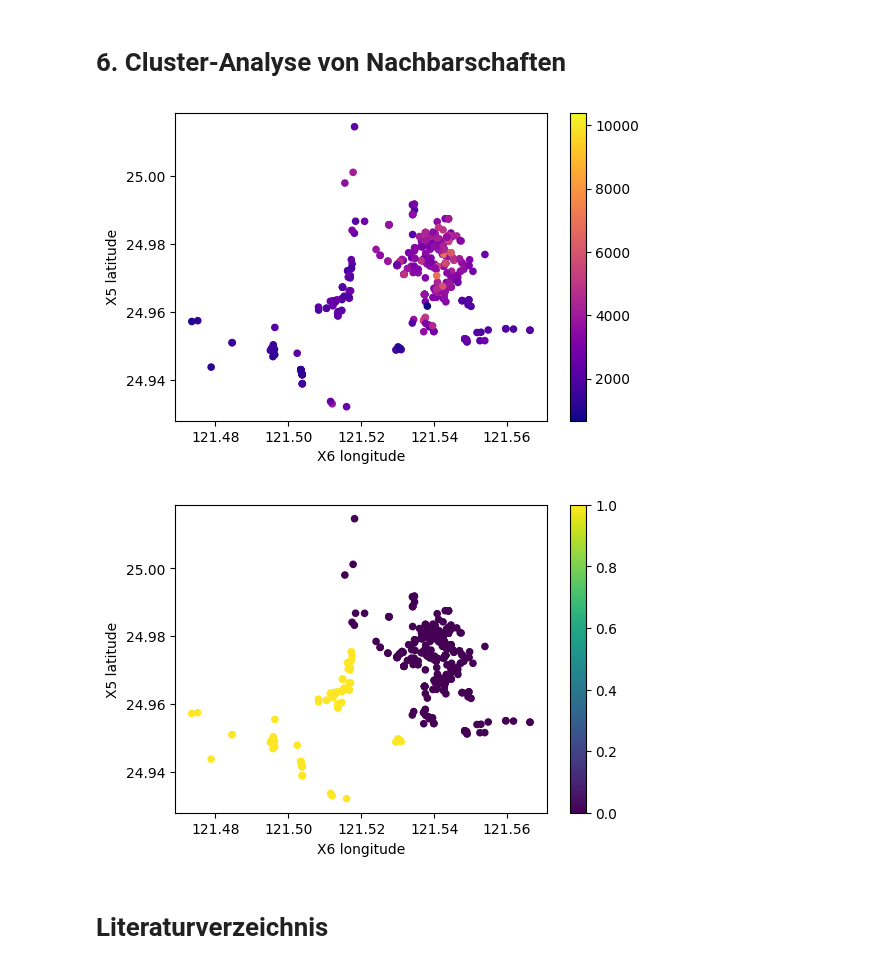
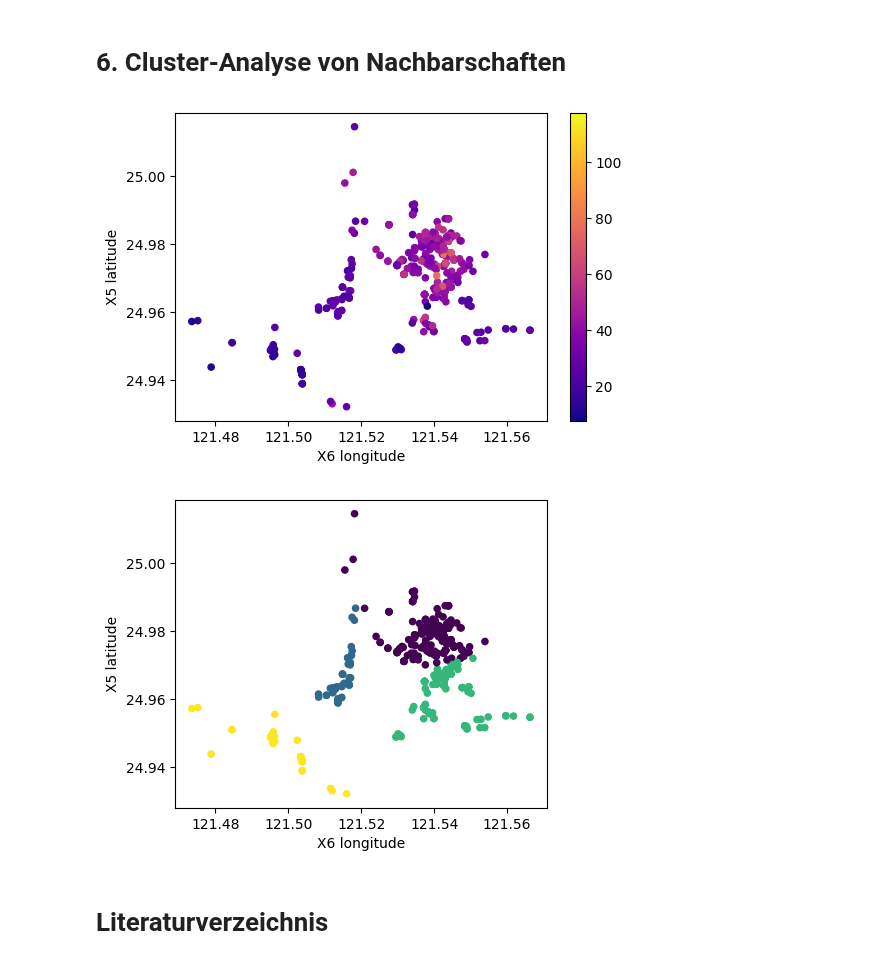
Before and after one commit to TillWege/dm-ml, a Jupyter notebook: paper.ipynb, the cells around one changed output. Drawn from its saved outputs; the diff is of its cells as text; code cells hidden in the pictures.

```diff
--- a/paper.ipynb
+++ b/paper.ipynb
@@ -183,9 +183,6 @@ Werte für die deskriptive Beschreibung des Datensatzes können wir uns mithilfe
 # deskriptive Statistik explizit nicht für 'ID'-Spalte
 data_no_id = data.drop("No", axis=1)
 
-# Umrechnung von NT$/ping in Euro/m²
-data_no_id['Y house price of unit area'] = data_no_id['Y house price of unit area'] * price_factor
-
 data_no_id.describe(percentiles=[])
 # %% [output]
 |  | X1 transaction date | X2 house age | X3 distance to the nearest MRT st... | X4 number of convenience stores | X5 latitude | ... |
@@ -401,40 +469,34 @@ plt.show()
 # %% [markdown]
 <h1 id="cluster">6. Cluster-Analyse von Nachbarschaften</h2>
+# %%
+ax = data_no_id.plot.scatter(y="X5 latitude", x="X6 longitude", c=(data_no_id["Y house price of unit area"]), cmap="plasma", figsize=(6, 4))
+
+plt.show()
+# %% [output]
+[figure, added]
 # %%
 from sklearn.cluster import KMeans
 
-
-def normalize(data):
-    return (data - data.min()) / (data.max() - data.min())
-
-ax = data_no_id.plot.scatter(y="X5 latitude", x="X6 longitude", c=(data_no_id["Y house price of unit area"]), cmap="plasma", figsize=(6, 4))
-
-plt.show()
-
-# Assuming 'data_no_id' is your DataFrame
-
-# Select features for clustering
 features = data_no_id[["X5 latitude", "X6 longitude"]]
 
-# Normalize the features
-features_normalized = normalize(features)
+kmeans = KMeans(n_clusters=4, random_state=0)
 
-kmeans = KMeans(n_clusters=2, random_state=0)
-
-kmeans.fit(features_normalized)
+kmeans.fit(features)
 
 labels = kmeans.labels_
 
 data_no_id['cluster'] = labels
 
 ax = data_no_id.plot.scatter(y="X5 latitude", x="X6 longitude",
                              c=data_no_id['cluster'], cmap="viridis",
                              figsize=(6, 4))
 
+# Color-Bar entfernen
+ax.figure.delaxes(ax.figure.axes[1])
+
 plt.show()
 # %% [output]
-[figure, old version]
+[figure, new version]
-[figure, removed]
 # %% [markdown]
 <h1 id="literaturverzeichnis">Literaturverzeichnis</h2>
 # %% [markdown]
```
Also changed, not shown: parts of 29 cells of this notebook.
